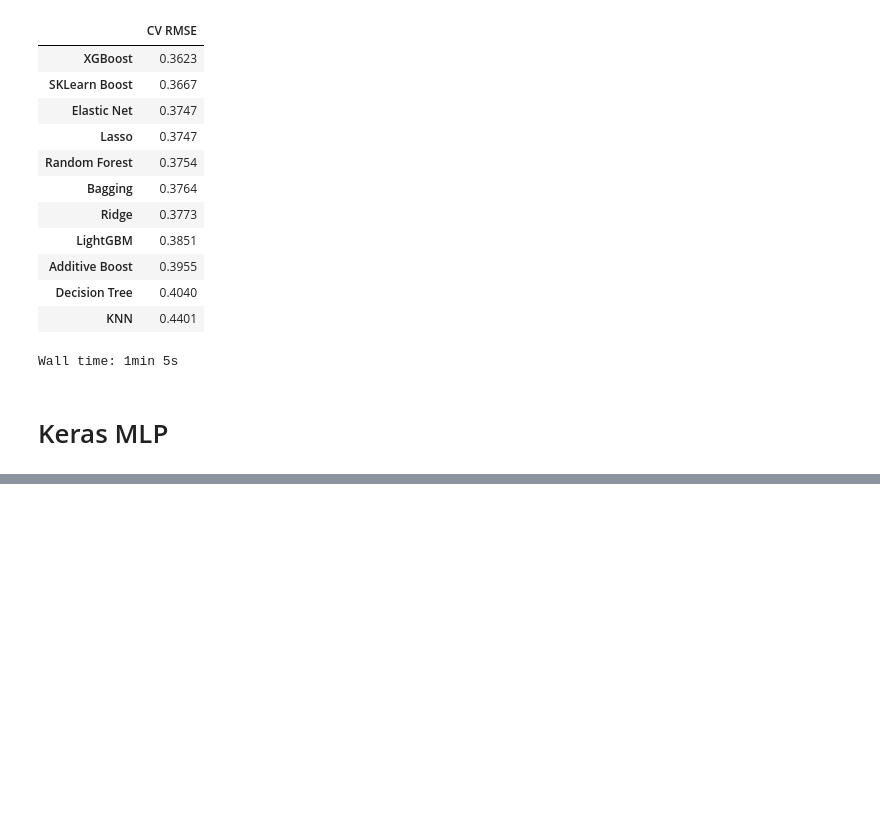
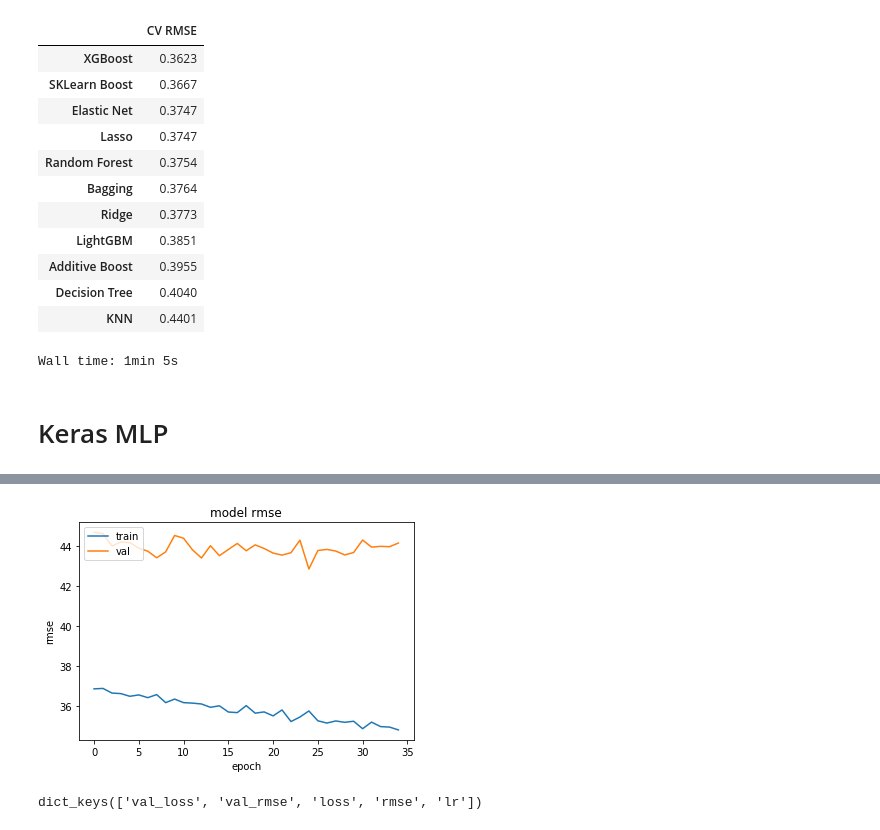
Before and after one commit to jackweou/QBUS3820, a Jupyter notebook: Airbnb.ipynb, the cells around one changed output, grey strips where cells are left out. Saved outputs shown, nothing was run; the diff lists cells and outputs as text; code cells hidden in the pictures; blank space fills up the shorter version.

Commit message:
Latest with Keras

```diff
--- a/Airbnb.ipynb
+++ b/Airbnb.ipynb
@@ -196,7 +190,7 @@ def process(data):
 # %%
 # 1. Run processing
-train_processed = process(train)
-test_processed = process(test)
+train_processed = engineer(impute(train))
+test_processed = engineer(impute(test))
 
 response = 'price'
 predictors = [x for x in list(train_processed.columns) if x not in response]
@@ -572,13 +566,6 @@ submission.Id = submission.Id.astype(int)
 submission.to_csv('kaggle_submission.csv', index=False)
 # %% [markdown]
 # Keras MLP
-# %%
-train_processed = process(train)
-test_processed = process(test)
-
-X_train = scale(train_processed)
-y_train = train_processed['price'] # can't log for keras
-X_test = scale(test_processed)
 # %%
 from keras.models import Sequential
 from keras.layers import Dense
@@ -597,15 +587,15 @@ model.add(Dense(1, kernel_initializer='normal'))
 def rmse(y_true, y_pred):
     return K.sqrt(K.mean(K.square(y_pred - y_true), axis=-1))
 
-model.compile(loss=rmse, optimizer='adam')
+model.compile(loss='mse', optimizer='adam', metrics=[rmse])
 # %%
 reduce_lr = ReduceLROnPlateau(monitor='val_loss', factor=0.5, min_lr=0.001,
-                              patience=5, mode='auto')
+                              patience=10, mode='auto')
 
-early_stop = EarlyStopping(monitor='val_loss', min_delta=0.01,
-                           patience=5, mode='auto')
+early_stop = EarlyStopping(monitor='val_loss', min_delta=0.1,
+                           patience=10, mode='auto')
 
-model.fit(X_train, y_train,
+history = model.fit(X_train, y_train,
           epochs=100, batch_size=10,
           validation_split=0.3, shuffle=True,
           callbacks=[reduce_lr, early_stop])
@@ -635,0 +625,14 @@ submission.to_csv('kaggle_submission_keras.csv', index=False)
+# %%
+plt.plot(history.history['rmse'])
+plt.plot(history.history['val_rmse'])
+plt.title('model rmse')
+plt.ylabel('rmse')
+plt.xlabel('epoch')
+plt.legend(['train', 'val'], loc='upper left')
+plt.show()
+# %% [output]
+[figure, added]
+# %%
+print(history.history.keys())
+# %% [output]
+dict_keys(['val_loss', 'val_rmse', 'loss', 'rmse', 'lr'])
```
Also changed, not shown: parts of 5 cells of this notebook.
